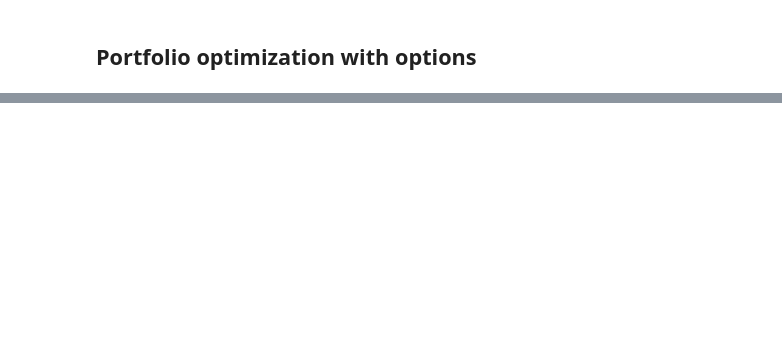
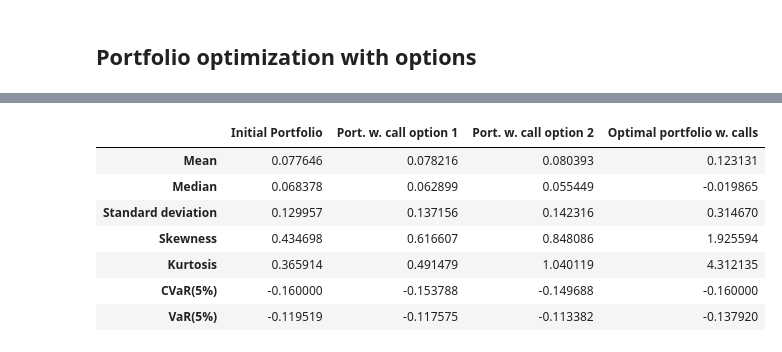
Before and after one commit to staxmetrics/python_for_the_financial_economist, a Jupyter notebook: exam/retake_exam_2023/solution_retake_exam_2023.ipynb, the cells around one changed output, grey strips where cells are left out. Cells and saved outputs as stored; diff of their text form; code cells hidden in the pictures; blank space fills up the shorter version.

```diff
--- a/exam/retake_exam_2023/solution_retake_exam_2023.ipynb
+++ b/exam/retake_exam_2023/solution_retake_exam_2023.ipynb
@@ -964,27 +1192,40 @@ initial_prices
 # %%
+"""
+Tabulate relevant metrics
+"""
+
 opt_port_w_call_ret = asset_prices_w_call_payoff @ h_cvar_opt_w_calls - 1.0
 
 df_port_values = pd.DataFrame({'Initial Portfolio': init_port_ret,
                                'Port. w. call option 1': port_call1_ret,
                                'Port. w. call option 2': port_call2_ret,
                                'Optimal portfolio w. calls': opt_port_w_call_ret})
 
 
 """
 Calculate some relevant metrics
 """
 
 calc_cvar = lambda x: rm.calculate_conditional_value_at_risk(np.asarray(x), p=0.05)
 calc_var = lambda x: np.percentile(x, q=5, axis=0)
 
 df_port_res = df_port_values.aggregate([mom.calculate_mean,
                                         np.median,
                                         mom.calculate_std,
                                         mom.calculate_skewness,
                                         mom.calculate_kurtosis,
                                         calc_cvar,
                                         calc_var])
 
 df_port_res.index = pd.Index(['Mean', 'Median' , 'Standard deviation', 'Skewness', 'Kurtosis', 'CVaR(5%)', 'VaR(5%)'])
 df_port_res
+# %% [output]
+|  | Initial Portfolio | Port. w. call option 1 | Port. w. call option 2 | Optimal portfolio w. calls |
+| Mean | 0.077646 | 0.078216 | 0.080393 | 0.123131 |
+| Median | 0.068378 | 0.062899 | 0.055449 | -0.019865 |
+| Standard deviation | 0.129957 | 0.137156 | 0.142316 | 0.314670 |
+| Skewness | 0.434698 | 0.616607 | 0.848086 | 1.925594 |
+| Kurtosis | 0.365914 | 0.491479 | 1.040119 | 4.312135 |
+| CVaR(5%) | -0.160000 | -0.153788 | -0.149688 | -0.160000 |
+| VaR(5%) | -0.119519 | -0.117575 | -0.113382 | -0.137920 |
 # %%
```
Also changed, not shown: parts of 71 cells of this notebook.
